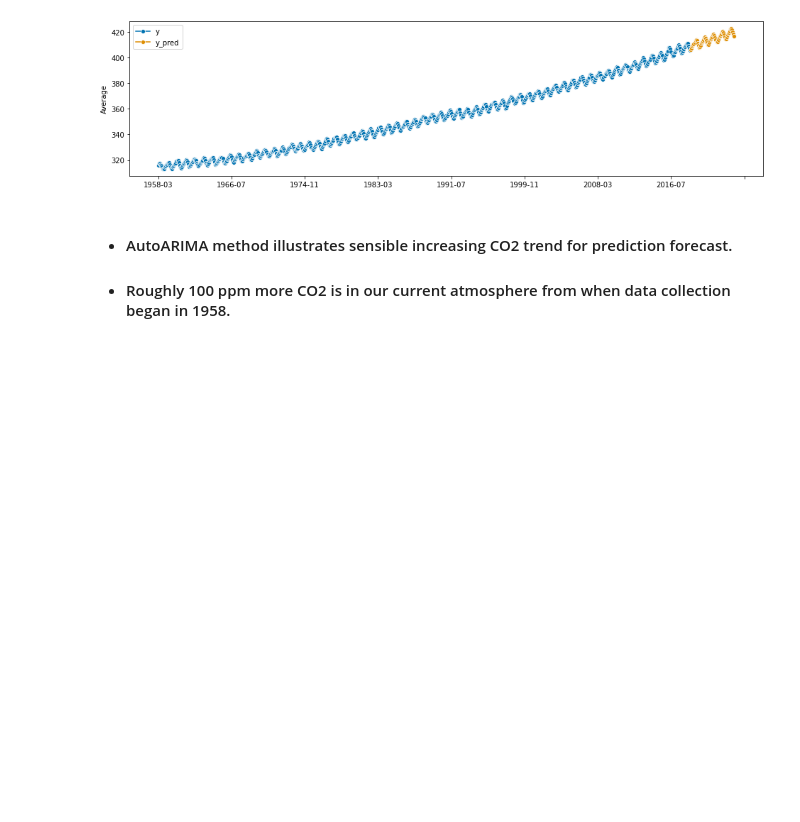
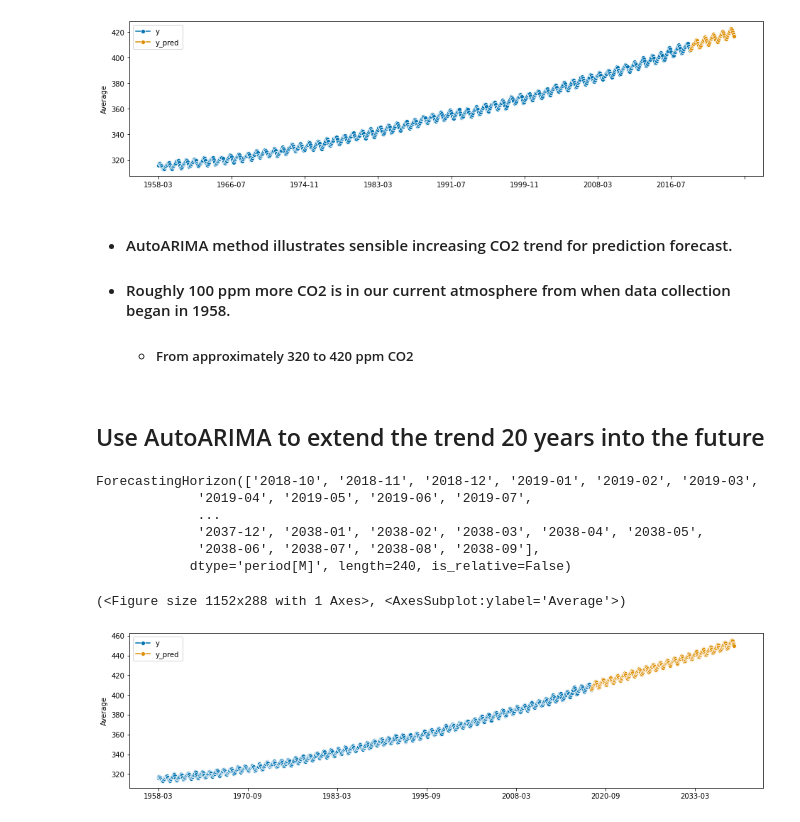
Before and after one commit to schellrw/climate_change, a Jupyter notebook: co2_ppm_atmosphere.ipynb, the cells around one changed output. Cells and saved outputs as stored; diff of their text form; code cells hidden in the pictures; blank space fills up the shorter version.

Commit message:
increase forecast prediction windows

```diff
--- a/co2_ppm_atmosphere.ipynb
+++ b/co2_ppm_atmosphere.ipynb
@@ -220,3 +220,27 @@ plot_series(y, y_pred, labels=["y", "y_pred"])
 # %% [markdown]
 - #### AutoARIMA method illustrates sensible increasing CO2 trend for prediction forecast.
 - #### Roughly 100 ppm more CO2 is in our current atmosphere from when data collection began in 1958.
+    - ##### From approximately 320 to 420 ppm CO2
+# %% [markdown]
+## Use AutoARIMA to extend the trend 20 years into the future
+# %%
+# Forecast 20 years ahead of data to 2038 (16 years ahead of now)
+fh = ForecastingHorizon(
+    pd.PeriodIndex(pd.date_range("2018-10", periods=240, freq="M")), is_relative=False
+)
+fh
+# %% [output]
+ForecastingHorizon(['2018-10', '2018-11', '2018-12', '2019-01', '2019-02', '2019-03',
+             '2019-04', '2019-05', '2019-06', '2019-07',
+             ...
+             '2037-12', '2038-01', '2038-02', '2038-03', '2038-04', '2038-05',
+             '2038-06', '2038-07', '2038-08', '2038-09'],
+            dtype='period[M]', length=240, is_relative=False)
+# %%
+y_pred = forecaster.predict(fh)
+# %%
+# Plot past data and ARIMA predictions
+plot_series(y, y_pred, labels=["y", "y_pred"])
+# %% [output]
+(<Figure size 1152x288 with 1 Axes>, <AxesSubplot:ylabel='Average'>)
+[figure, added]
```
Also changed, not shown: parts of 7 cells of this notebook.
